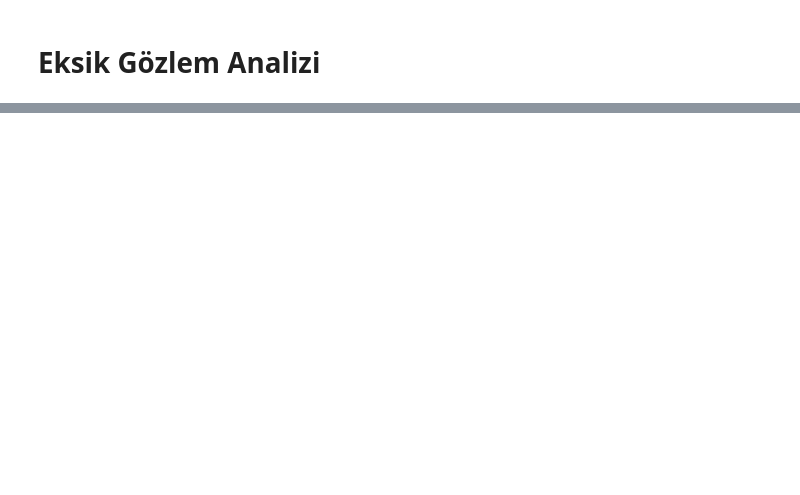
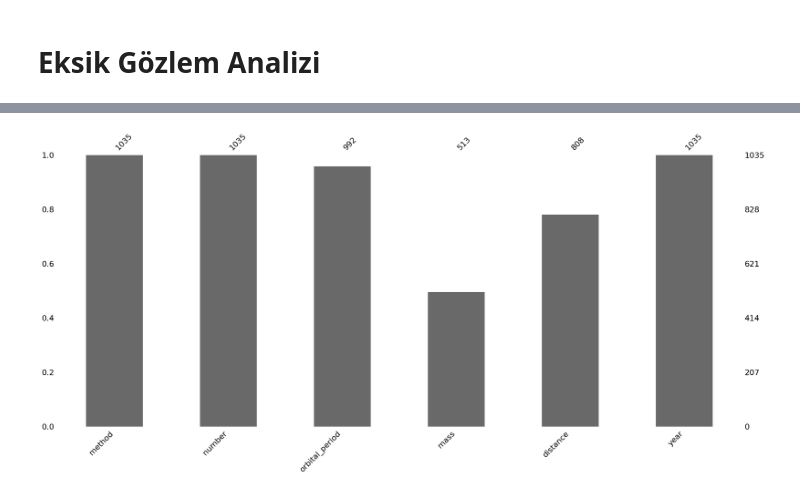
Before and after one commit to buraktopalyn/veri_analizi, a Jupyter notebook: veri_on_isleme.ipynb, the cells around one changed output, grey strips where cells are left out. Cells and saved outputs as stored; diff of their text form; code cells hidden in the pictures; blank space fills up the shorter version.

```diff
--- a/veri_on_isleme.ipynb
+++ b/veri_on_isleme.ipynb
@@ -572,0 +399,5 @@ df.head()
+# %%
+# Planets veriseti üzerinde eksik değerleri görselleştirme
+
+planets = sns.load_dataset("planets")
+planets.head()
@@ -572,0 +421,4 @@ df.head()
+# %%
+msno.bar(planets); # verisetindeki eksik olmayan değer sayısı
+# %% [output]
+[figure, added]
```
Also changed, not shown: parts of 96 cells of this notebook.
